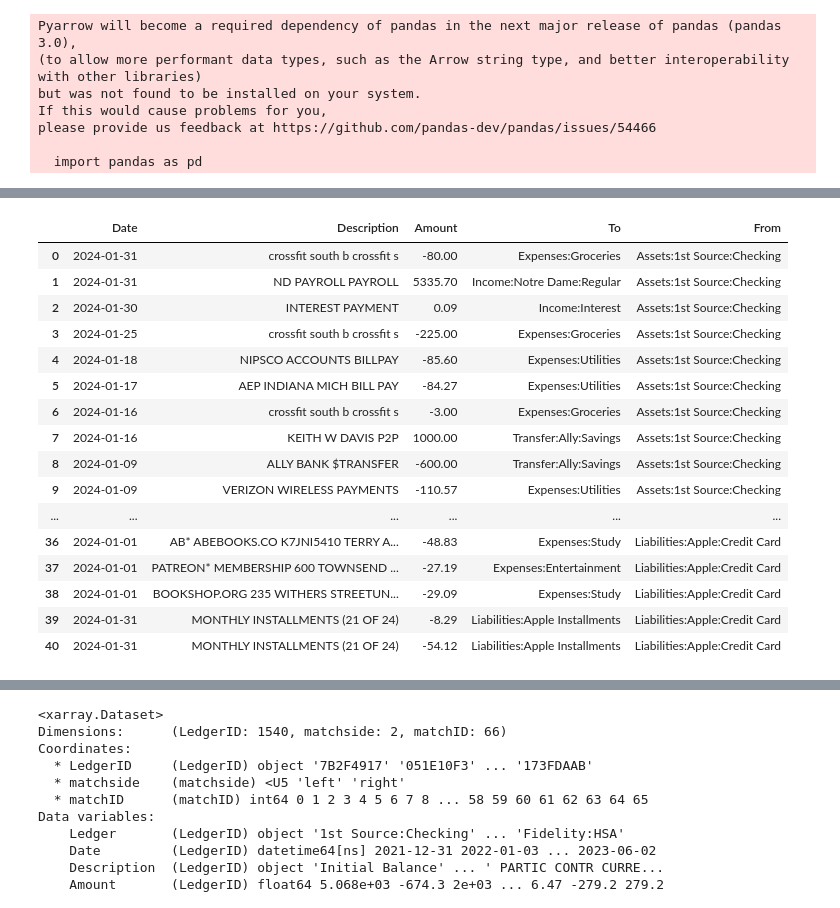
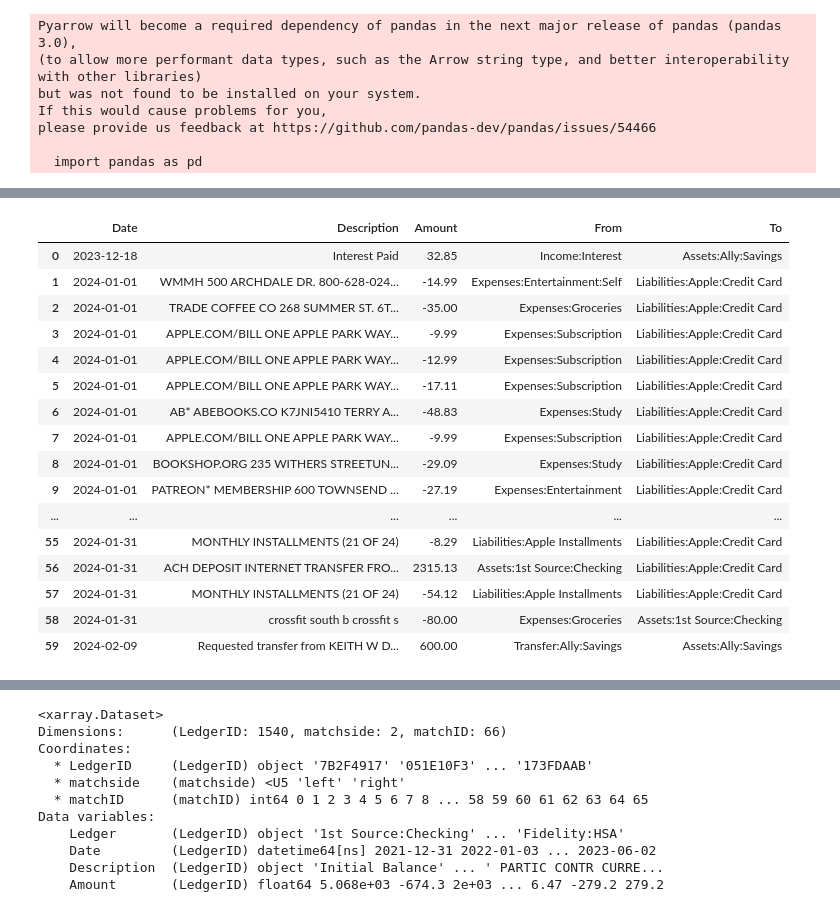
Before and after one commit to KeithDavis067/csvb, a Jupyter notebook: pd_rules.ipynb, the cells around one changed output, grey strips where cells are left out. Drawn from its saved outputs; the diff is of its cells as text; code cells hidden in the pictures.

Commit message:
working with transfersl

```diff
--- a/pd_rules.ipynb
+++ b/pd_rules.ipynb
@@ -131,0 +21,4 @@ pth = pathlib.Path("/Users/kdavis10").resolve() / "als" / 'csvbdata/bank'
+# %%
+cfgpth = pathlib.Path.home() / ".config" / "csvb" / "config.toml"
+with open(cfgpth, 'rb') as f:
+    config = tomllib.load(f)
@@ -135,12 +35,12 @@ try:
 except NameError:
     pass
 
-apl = pd.read_csv(pth / pathlib.Path("Jan-2024_Apple_CC.csv"),
+apl = pd.read_csv(pathlib.Path(config["paths"]["bank"]) / "Jan-2024_Apple_CC.csv",
                     header=0, parse_dates=["Transaction Date", "Clearing Date"])
 
 apl = apl.rename(columns={"Amount (USD)": "Amount"})
 apl["Amount"] = -1 * apl["Amount"]
-apl["To"] = ""
+apl["From"] = ""
 # %%
 df = apl
 
@@ -228,11 +130,11 @@ try:
 except NameError:
     pass
 
-fst = pd.read_csv(pth / pathlib.Path("Jan-2024_1st.csv"),
+fst = pd.read_csv(pathlib.Path(config["paths"]["bank"]) / "Jan-2024_1st.csv",
                     header=3, parse_dates=["Date"])
 
 fst["Amount"] = np.nansum([fst["Amount Credit"],fst["Amount Debit"]], axis=0)
-fst["To"] = ""
+fst["From"] = ""
 fst
 # %% [output]
 |  | Transaction Number | Date | Description | Memo | Amount Debit | Amount Credit | Balance | Check Number | ... |
@@ -288,3 +192,15 @@ fst
 | 11 | 10 | 2024-01-03 | VENMO PAYMENT | NaN | -125.00 | NaN | 1409.01 | NaN | ... |
 | 12 | 11 | 2024-01-02 | crossfit south b crossfit s | NaN | -40.00 | NaN | 1534.01 | NaN | ... |
 | 13 | 12 | 2024-01-02 | DOVENMUEHLE MTG MORTG PYMT | NaN | -746.58 | NaN | 1574.01 | NaN | ... |
+# %%
+try:
+    del ally
+except NameError:
+    pass
+
+ally = pd.read_csv(pathlib.Path(config["paths"]["bank"]) / "Jan-2024_Ally.csv",
+                    header=0, parse_dates=["Date"])
+
+ally["From"] = ""
+ally = ally.rename(columns=dict(zip(ally.columns, [c.strip() for c in ally.columns])))
+ally.columns
@@ -291,35 +222,27 @@ fst
 # %%
 bank_tables = {"Assets:1st Source:Checking": fst,
-               "Liabilities:Apple:Credit Card": apl.rename(columns={"Transaction Date": "Date"})}
+               "Liabilities:Apple:Credit Card": apl.rename(columns={"Transaction Date": "Date"}),
+              "Assets:Ally:Savings": ally,}
 
-def to_transactions(tables):
-    for account in tables:
-        s = pd.Series(index=bank_tables[account].index, data=account, name="From")
-        try:
-            df = pd.concat([df,
-                            pd.concat([bank_tables[account][["Date", "Description", "Amount", "To"]], s], axis=1)],
-                           axis=0)
-        except NameError:
-            df = pd.concat([bank_tables[account][["Date", "Description", "Amount", "To"]], s], axis=1).reset_index(drop=True)
-    return df
+
 trans = to_transactions(bank_tables)
 trans
 # %% [output]
-|  | Date | Description | Amount | To | From |
-| 0 | 2024-01-31 | crossfit south b crossfit s | -80.00 | Expenses:Groceries | Assets:1st Source:Checking |
-| 1 | 2024-01-31 | ND PAYROLL PAYROLL | 5335.70 | Income:Notre Dame:Regular | Assets:1st Source:Checking |
-| 2 | 2024-01-30 | INTEREST PAYMENT | 0.09 | Income:Interest | Assets:1st Source:Checking |
-| 3 | 2024-01-25 | crossfit south b crossfit s | -225.00 | Expenses:Groceries | Assets:1st Source:Checking |
-| 4 | 2024-01-18 | NIPSCO ACCOUNTS BILLPAY | -85.60 | Expenses:Utilities | Assets:1st Source:Checking |
-| 5 | 2024-01-17 | AEP INDIANA MICH BILL PAY | -84.27 | Expenses:Utilities | Assets:1st Source:Checking |
-| 6 | 2024-01-16 | crossfit south b crossfit s | -3.00 | Expenses:Groceries | Assets:1st Source:Checking |
-| 7 | 2024-01-16 | KEITH W DAVIS P2P | 1000.00 | Transfer:Ally:Savings | Assets:1st Source:Checking |
-| 8 | 2024-01-09 | ALLY BANK $TRANSFER | -600.00 | Transfer:Ally:Savings | Assets:1st Source:Checking |
-| 9 | 2024-01-09 | VERIZON WIRELESS PAYMENTS | -110.57 | Expenses:Utilities | Assets:1st Source:Checking |
+|  | Date | Description | Amount | From | To |
+| 0 | 2023-12-18 | Interest Paid | 32.85 | Income:Interest | Assets:Ally:Savings |
+| 1 | 2024-01-01 | WMMH 500 ARCHDALE DR. 800-628-024... | -14.99 | Expenses:Entertainment:Self | Liabilities:Apple:Credit Card |
+| 2 | 2024-01-01 | TRADE COFFEE CO 268 SUMMER ST. 6T... | -35.00 | Expenses:Groceries | Liabilities:Apple:Credit Card |
+| 3 | 2024-01-01 | APPLE.COM/BILL ONE APPLE PARK WAY... | -9.99 | Expenses:Subscription | Liabilities:Apple:Credit Card |
+| 4 | 2024-01-01 | APPLE.COM/BILL ONE APPLE PARK WAY... | -12.99 | Expenses:Subscription | Liabilities:Apple:Credit Card |
+| 5 | 2024-01-01 | APPLE.COM/BILL ONE APPLE PARK WAY... | -17.11 | Expenses:Subscription | Liabilities:Apple:Credit Card |
+| 6 | 2024-01-01 | AB* ABEBOOKS.CO K7JNI5410 TERRY A... | -48.83 | Expenses:Study | Liabilities:Apple:Credit Card |
+| 7 | 2024-01-01 | APPLE.COM/BILL ONE APPLE PARK WAY... | -9.99 | Expenses:Subscription | Liabilities:Apple:Credit Card |
+| 8 | 2024-01-01 | BOOKSHOP.ORG 235 WITHERS STREETUN... | -29.09 | Expenses:Study | Liabilities:Apple:Credit Card |
+| 9 | 2024-01-01 | PATREON* MEMBERSHIP 600 TOWNSEND ... | -27.19 | Expenses:Entertainment | Liabilities:Apple:Credit Card |
 | ... | ... | ... | ... | ... | ... |
-| 36 | 2024-01-01 | AB* ABEBOOKS.CO K7JNI5410 TERRY A... | -48.83 | Expenses:Study | Liabilities:Apple:Credit Card |
-| 37 | 2024-01-01 | PATREON* MEMBERSHIP 600 TOWNSEND ... | -27.19 | Expenses:Entertainment | Liabilities:Apple:Credit Card |
-| 38 | 2024-01-01 | BOOKSHOP.ORG 235 WITHERS STREETUN... | -29.09 | Expenses:Study | Liabilities:Apple:Credit Card |
-| 39 | 2024-01-31 | MONTHLY INSTALLMENTS (21 OF 24) | -8.29 | Liabilities:Apple Installments | Liabilities:Apple:Credit Card |
-| 40 | 2024-01-31 | MONTHLY INSTALLMENTS (21 OF 24) | -54.12 | Liabilities:Apple Installments | Liabilities:Apple:Credit Card |
+| 55 | 2024-01-31 | MONTHLY INSTALLMENTS (21 OF 24) | -8.29 | Liabilities:Apple Installments | Liabilities:Apple:Credit Card |
+| 56 | 2024-01-31 | ACH DEPOSIT INTERNET TRANSFER FRO... | 2315.13 | Assets:1st Source:Checking | Liabilities:Apple:Credit Card |
+| 57 | 2024-01-31 | MONTHLY INSTALLMENTS (21 OF 24) | -54.12 | Liabilities:Apple Installments | Liabilities:Apple:Credit Card |
+| 58 | 2024-01-31 | crossfit south b crossfit s | -80.00 | Expenses:Groceries | Assets:1st Source:Checking |
+| 59 | 2024-02-09 | Requested transfer from KEITH W D... | 600.00 | Transfer:Ally:Savings | Assets:Ally:Savings |
 # %%
```
Also changed, not shown: parts of 11 cells of this notebook, 3 other files.
